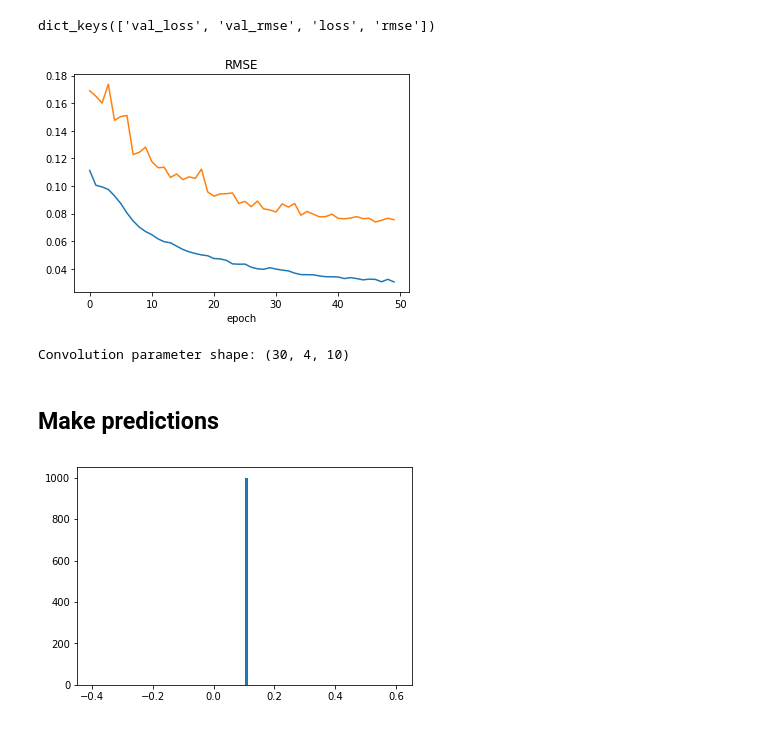
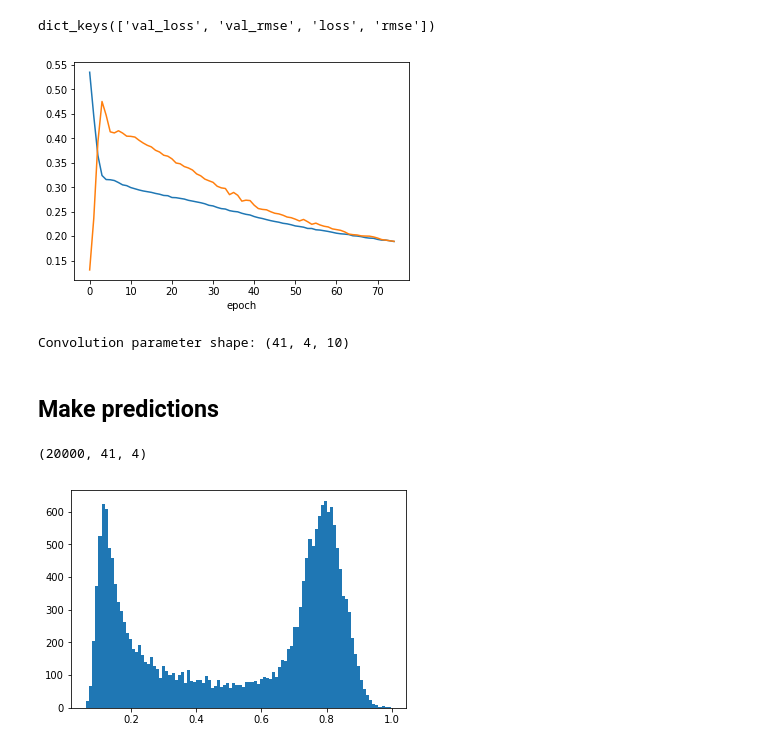
Before and after one commit to atareen/Regression-with-convolutional-neural-networks, a Jupyter notebook: CNN_RNAP_Seq_Regression.ipynb, the cells around one changed output. Saved outputs shown, nothing was run; the diff lists cells and outputs as text; code cells hidden in the pictures.

```diff
--- a/CNN_RNAP_Seq_Regression.ipynb
+++ b/CNN_RNAP_Seq_Regression.ipynb
@@ -56,7 +76,10 @@ seq_length = len(pos[0])
 ## One-hot encoding
 # %%
 pos_tensor = np.zeros(list(pos.shape) + [4])
+neg_tensor = np.zeros(list(neg.shape) + [4])
+
 test_pos_tensor = np.zeros(list(test_pos.shape) + [4])
+test_neg_tensor = np.zeros(list(test_neg.shape) + [4])
 
 base_dict = {'A': 0, 'C': 1, 'G': 2, 'T': 3}
 
@@ -64,19 +87,27 @@ base_dict = {'A': 0, 'C': 1, 'G': 2, 'T': 3}
 for row in range(num_sample):
     for col in range(seq_length):
         pos_tensor[row,col,base_dict[pos[row,col]]] = 1
+        neg_tensor[row,col,base_dict[neg[row,col]]] = 1
         if(row<test_size):
             test_pos_tensor[row,col,base_dict[test_pos[row,col]]] = 1
+            test_neg_tensor[row,col,base_dict[test_neg[row,col]]] = 1
 
 print('Positive sample matrix shape: {}'.format(pos.shape))
 # this should be a 3D tensor with shape: (samples, steps, input_dim)
 print('Positive sample tensor shape: {}'.format(pos_tensor.shape))
 
-#X = np.vstack((pos_tensor, neg_tensor))
-X = pos_tensor
-y = pos_labels
+X = np.vstack((pos_tensor, neg_tensor))
+#X = pos_tensor
+#y = np.concatenate((np.ones(num_sample), np.zeros(num_sample)))
+y = np.concatenate([pos_labels, neg_labels])
+#y = pos_labels
 
-X_test = test_pos_tensor
-y_test = test_pos_labels
+#X_test = test_pos_tensor
+#y_test = test_pos_labels
+
+
+X_test = np.vstack((test_pos_tensor, test_neg_tensor))
+y_test = np.concatenate([test_pos_labels, test_neg_labels])
 
 print('Training set shape: {}'.format(X.shape))
 print('Training set label shape: {}'.format(y.shape))
@@ -125,23 +159,28 @@ Using TensorFlow backend.
 # %%
 
 model = Sequential()
-model.add(Conv1D(10, 30, padding='same', input_shape=(seq_length, 4), activation='relu'))
+#model.add(Conv1D(1, 19, padding='same', input_shape=(seq_length, 4), activation='relu'))
+model.add(Conv1D(10, 41, padding='same', input_shape=(seq_length, 4), activation='relu'))
 model.add(MaxPooling1D(pool_size=4))
-model.add(Conv1D(5, 20, padding='same', input_shape=(seq_length, 4), activation='relu'))
+model.add(Conv1D(10, 20, padding='same', input_shape=(seq_length, 4), activation='relu'))
+#model.add(Dropout(0.75))
 model.add(MaxPooling1D(pool_size=2))
 model.add(Flatten())
+model.add(Dense(100, activation='relu'))
+model.add(Dropout(0.25))
 model.add(Dense(50, activation='relu'))
 model.add(Dropout(0.25))
-model.add(Dense(20, activation='relu'))
-model.add(Dropout(0.25))
+#model.add(Dense(1, activation='sigmoid'))
 model.add(Dense(1, activation='linear'))
 
 sgd = SGD(lr=0.01, decay=1e-6, momentum=0.9, nesterov=True)
+#model.compile(optimizer=sgd,loss='binary_crossentropy',metrics=['accuracy'])
+#model.compile(optimizer=Adam(lr=0.001),loss='binary_crossentropy',metrics=['accuracy'])
 
-model.compile(loss='mean_squared_error',optimizer=Adam(lr=0.001), metrics=[rmse])
+#model.compile(loss='mean_squared_error',optimizer='adam', metrics=['mean_squared_error',r_square])
+model.compile(loss='mean_squared_error',optimizer=Adam(lr=0.0001), metrics=[rmse])
 #model.compile(loss='mean_squared_error',optimizer=sgd, metrics=[rmse])
 
-model.summary()
-
-history = model.fit(X, y, validation_split=0.3, epochs=50)  # starts training
+#history = model.fit(X, y, validation_split=0.2, epochs=50)  # starts training
+history = model.fit(X, y, validation_split=0.3, epochs=75,batch_size=5000)  # starts training
 # %% [output]
@@ -180,23 +219,24 @@ dict_keys(['val_loss', 'val_rmse', 'loss', 'rmse'])
 # %%
 plt.plot(history.history['rmse'])
 plt.plot(history.history['val_rmse'])
-plt.title('RMSE')
+#plt.title('model R^2')
+#plt.ylabel('R^2')
 plt.xlabel('epoch')
 #plt.legend(['val_r_sq', 'r_sq'], loc='upper left')
 plt.show()
 # %% [output]
-[figure, old version]
+[figure, new version]
 # %%
 #have a look at the filter
 convlayer = model.layers[0]
 weights = convlayer.get_weights()[0].squeeze()
 print('Convolution parameter shape: {}'.format(weights.shape))
 
-num2seq = ['A','C','G','T']
+#num2seq = ['A','C','G','T']
 
 #''.join([num2seq[np.argmax(weights[i,:])] for i in range(weights.shape[0])])
 #test_pred = ''.join([num2seq[np.argmax(weights[i,:])] for i in range(weights.shape[0])])
 # %% [output]
-Convolution parameter shape: (30, 4, 10)
+Convolution parameter shape: (41, 4, 10)
 # %% [markdown]
 ## Make predictions
@@ -203,6 +245,9 @@ Convolution parameter shape: (30, 4, 10)
+# %%
+np.shape(X_test)
+# %% [output]
+(20000, 41, 4)
 # %%
-model_prediction = model.predict(X_test)
 plt.hist(model_prediction,bins=100)
 plt.show()
 # %% [output]
-[figure, old version]
+[figure, new version]
```
Also changed, not shown: parts of 16 cells of this notebook, 4 other files.
